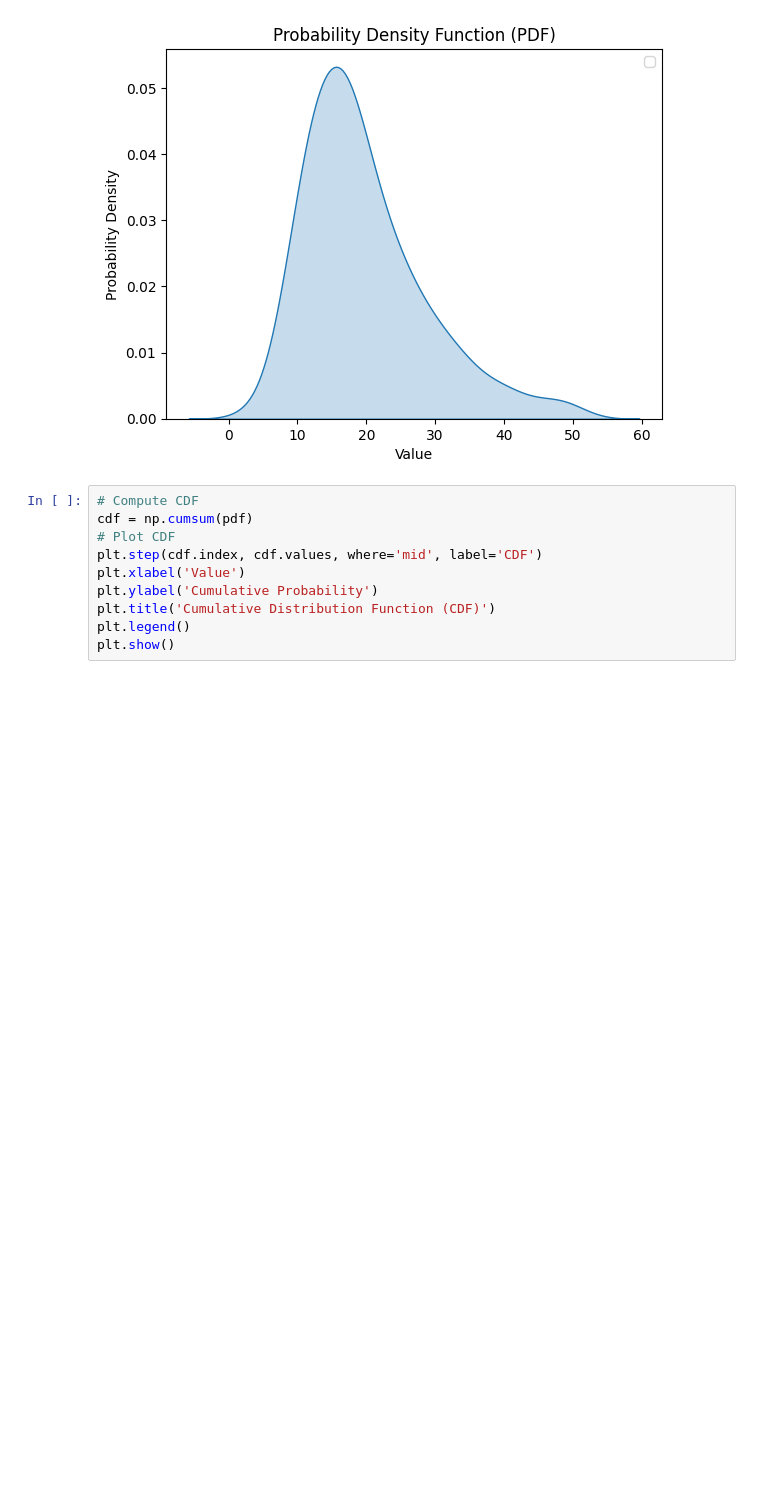
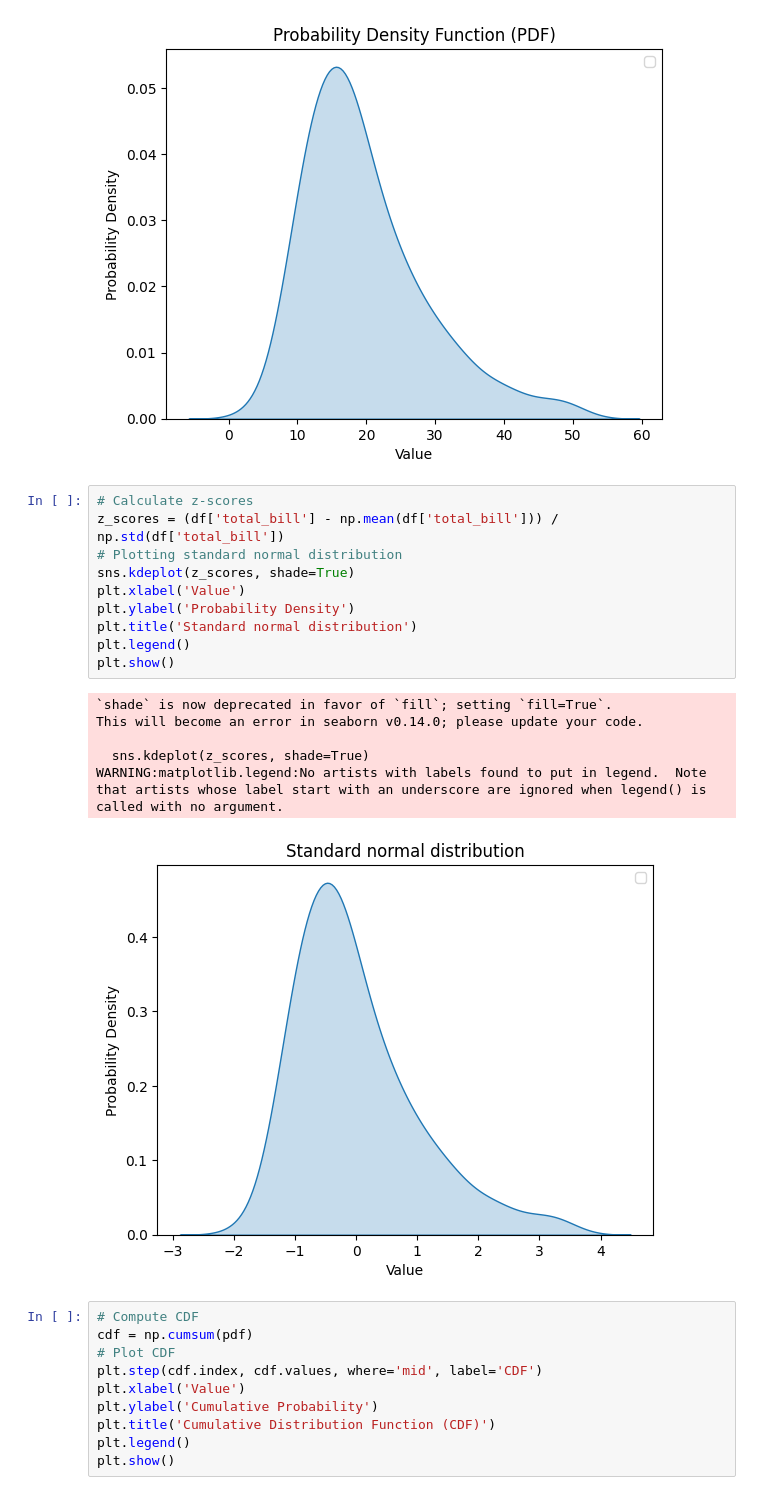
Before and after one commit to MacWorldPro/Module_34, a Jupyter notebook: PDF,CDF,PMF.ipynb, the cells around one changed output. Saved outputs shown, nothing was run; the diff lists cells and outputs as text; blank space fills up the shorter version.

```diff
--- a/PDF,CDF,PMF.ipynb
+++ b/PDF,CDF,PMF.ipynb
@@ -59,6 +66,23 @@ This will become an error in seaborn v0.14.0; please update your code.
   sns.kdeplot(df['total_bill'], shade=True)
 WARNING:matplotlib.legend:No artists with labels found to put in legend.  Note that artists whose label start with an underscore are ignored when legend() is called with no argument.
 [figure]
+# %%
+# Calculate z-scores
+z_scores = (df['total_bill'] - np.mean(df['total_bill'])) / np.std(df['total_bill'])
+# Plotting standard normal distribution
+sns.kdeplot(z_scores, shade=True)
+plt.xlabel('Value')
+plt.ylabel('Probability Density')
+plt.title('Standard normal distribution')
+plt.legend()
+plt.show()
+# %% [output]
+`shade` is now deprecated in favor of `fill`; setting `fill=True`.
+This will become an error in seaborn v0.14.0; please update your code.
+
+  sns.kdeplot(z_scores, shade=True)
+WARNING:matplotlib.legend:No artists with labels found to put in legend.  Note that artists whose label start with an underscore are ignored when legend() is called with no argument.
+[figure, added]
 # %%
 # Compute CDF
 cdf = np.cumsum(pdf)
```
Also changed, not shown: parts of 2 cells of this notebook.
